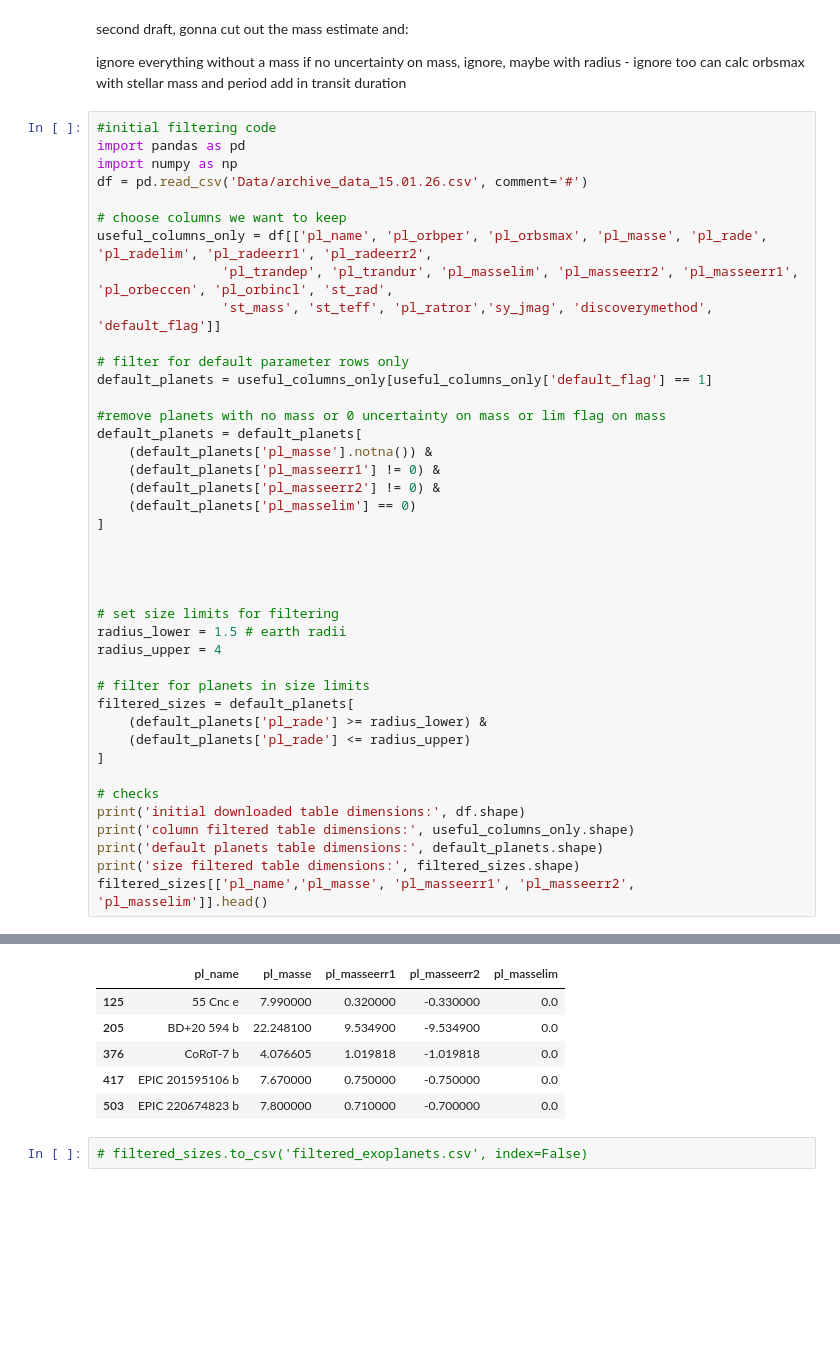
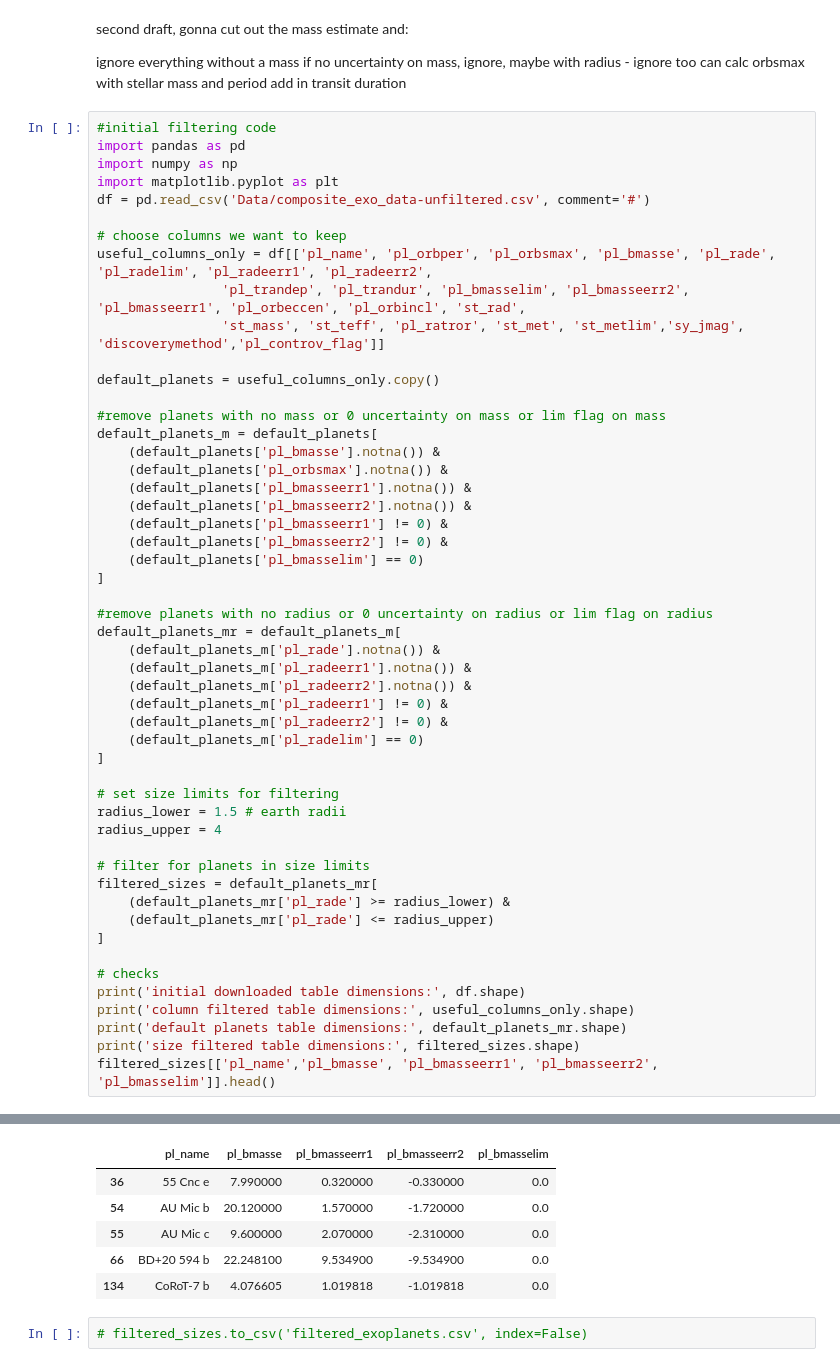
Before and after one commit to JackDavidMaher/Group-Studies---Exoplanets, a Jupyter notebook: Code/filtering_code_stan_20-01.ipynb, the cells around one changed output, grey strips where cells are left out. Saved outputs shown, nothing was run; the diff lists cells and outputs as text; blank space fills up the shorter version.

Commit message:
It works! 459 planets

```diff
--- a/Code/filtering_code_stan_20-01.ipynb
+++ b/Code/filtering_code_stan_20-01.ipynb
@@ -10,41 +10,51 @@ add in transit duration
 #initial filtering code
 import pandas as pd
 import numpy as np
-df = pd.read_csv('Data/archive_data_15.01.26.csv', comment='#')
+import matplotlib.pyplot as plt
+df = pd.read_csv('Data/composite_exo_data-unfiltered.csv', comment='#')
 
 # choose columns we want to keep
-useful_columns_only = df[['pl_name', 'pl_orbper', 'pl_orbsmax', 'pl_masse', 'pl_rade', 'pl_radelim', 'pl_radeerr1', 'pl_radeerr2',
-                'pl_trandep', 'pl_trandur', 'pl_masselim', 'pl_masseerr2', 'pl_masseerr1', 'pl_orbeccen', 'pl_orbincl', 'st_rad',
-                'st_mass', 'st_teff', 'pl_ratror','sy_jmag', 'discoverymethod', 'default_flag']]
+useful_columns_only = df[['pl_name', 'pl_orbper', 'pl_orbsmax', 'pl_bmasse', 'pl_rade', 'pl_radelim', 'pl_radeerr1', 'pl_radeerr2',
+                'pl_trandep', 'pl_trandur', 'pl_bmasselim', 'pl_bmasseerr2', 'pl_bmasseerr1', 'pl_orbeccen', 'pl_orbincl', 'st_rad',
+                'st_mass', 'st_teff', 'pl_ratror', 'st_met', 'st_metlim','sy_jmag', 'discoverymethod','pl_controv_flag']]
 
-# filter for default parameter rows only
-default_planets = useful_columns_only[useful_columns_only['default_flag'] == 1]
+default_planets = useful_columns_only.copy()
 
 #remove planets with no mass or 0 uncertainty on mass or lim flag on mass
-default_planets = default_planets[
-    (default_planets['pl_masse'].notna()) &
-    (default_planets['pl_masseerr1'] != 0) &
-    (default_planets['pl_masseerr2'] != 0) &
-    (default_planets['pl_masselim'] == 0)
+default_planets_m = default_planets[
+    (default_planets['pl_bmasse'].notna()) &
+    (default_planets['pl_orbsmax'].notna()) &
+    (default_planets['pl_bmasseerr1'].notna()) &
+    (default_planets['pl_bmasseerr2'].notna()) &
+    (default_planets['pl_bmasseerr1'] != 0) &
+    (default_planets['pl_bmasseerr2'] != 0) &
+    (default_planets['pl_bmasselim'] == 0)
 ]
 
-
-
+#remove planets with no radius or 0 uncertainty on radius or lim flag on radius
+default_planets_mr = default_planets_m[
+    (default_planets_m['pl_rade'].notna()) &
+    (default_planets_m['pl_radeerr1'].notna()) &
+    (default_planets_m['pl_radeerr2'].notna()) &
+    (default_planets_m['pl_radeerr1'] != 0) &
+    (default_planets_m['pl_radeerr2'] != 0) &
+    (default_planets_m['pl_radelim'] == 0)
+]
 
 # set size limits for filtering
 radius_lower = 1.5 # earth radii
 radius_upper = 4
 
 # filter for planets in size limits
-filtered_sizes = default_planets[
-    (default_planets['pl_rade'] >= radius_lower) &
-    (default_planets['pl_rade'] <= radius_upper)
+filtered_sizes = default_planets_mr[
+    (default_planets_mr['pl_rade'] >= radius_lower) &
+    (default_planets_mr['pl_rade'] <= radius_upper)
 ]
 
 # checks
 print('initial downloaded table dimensions:', df.shape)
 print('column filtered table dimensions:', useful_columns_only.shape)
-print('default planets table dimensions:', default_planets.shape)
+print('default planets table dimensions:', default_planets_mr.shape)
 print('size filtered table dimensions:', filtered_sizes.shape)
-filtered_sizes[['pl_name','pl_masse', 'pl_masseerr1', 'pl_masseerr2', 'pl_masselim']].head()
+filtered_sizes[['pl_name','pl_bmasse', 'pl_bmasseerr1', 'pl_bmasseerr2', 'pl_bmasselim']].head()
 # %% [output]
@@ -55,9 +65,9 @@ size filtered table dimensions: (372, 22)
-|  | pl_name | pl_masse | pl_masseerr1 | pl_masseerr2 | pl_masselim |
-| 125 | 55 Cnc e | 7.990000 | 0.320000 | -0.330000 | 0.0 |
-| 205 | BD+20 594 b | 22.248100 | 9.534900 | -9.534900 | 0.0 |
-| 376 | CoRoT-7 b | 4.076605 | 1.019818 | -1.019818 | 0.0 |
-| 417 | EPIC 201595106 b | 7.670000 | 0.750000 | -0.750000 | 0.0 |
-| 503 | EPIC 220674823 b | 7.800000 | 0.710000 | -0.700000 | 0.0 |
+|  | pl_name | pl_bmasse | pl_bmasseerr1 | pl_bmasseerr2 | pl_bmasselim |
+| 36 | 55 Cnc e | 7.990000 | 0.320000 | -0.330000 | 0.0 |
+| 54 | AU Mic b | 20.120000 | 1.570000 | -1.720000 | 0.0 |
+| 55 | AU Mic c | 9.600000 | 2.070000 | -2.310000 | 0.0 |
+| 66 | BD+20 594 b | 22.248100 | 9.534900 | -9.534900 | 0.0 |
+| 134 | CoRoT-7 b | 4.076605 | 1.019818 | -1.019818 | 0.0 |
 # %%
 # filtered_sizes.to_csv('filtered_exoplanets.csv', index=False)
 # %% [markdown]
```
Also changed, not shown: parts of 11 cells of this notebook.
